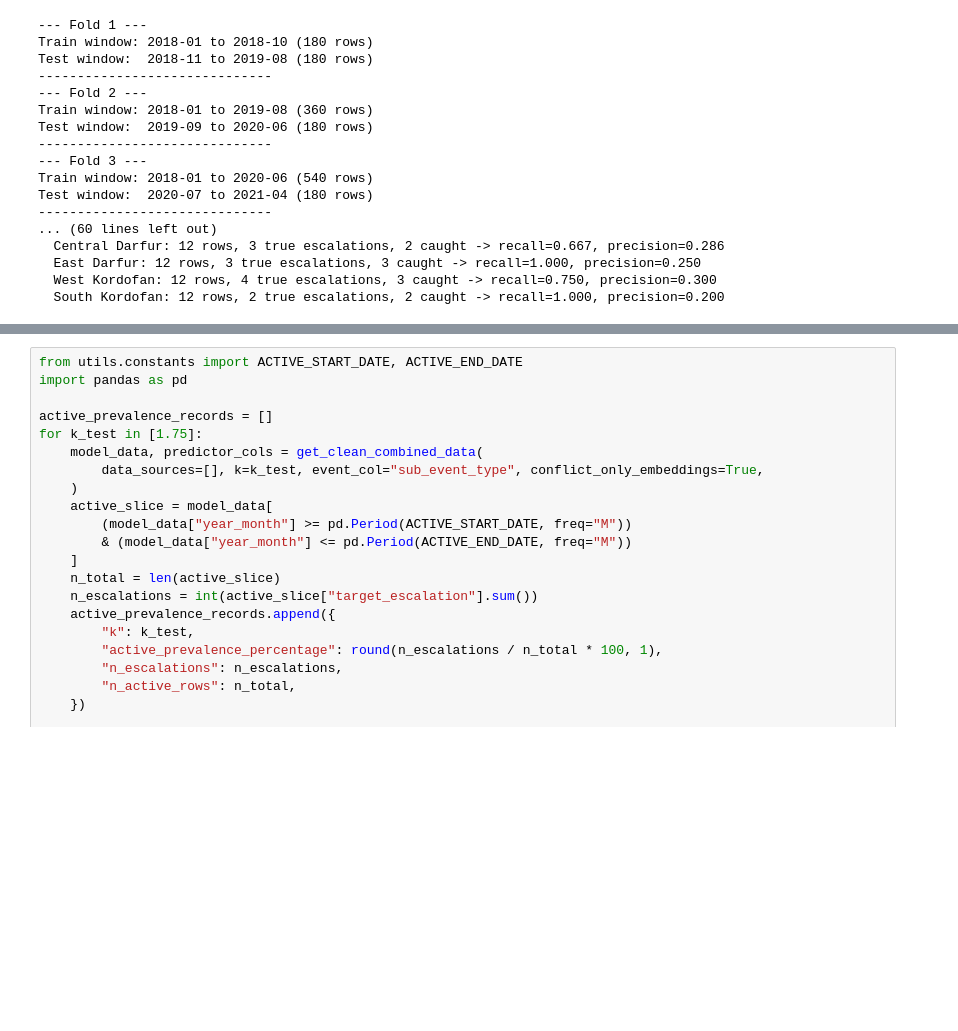
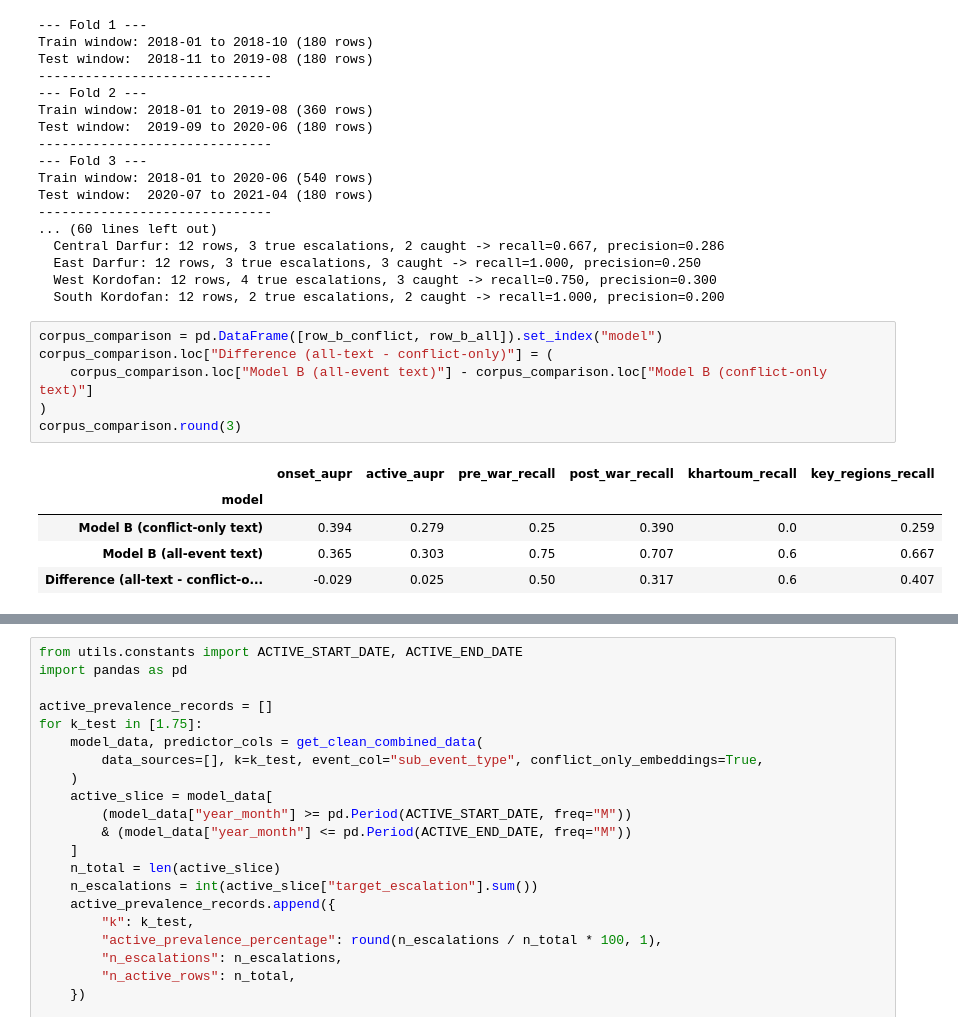
Before and after one commit to eviejones/msc-final-project, a Jupyter notebook: model/run_best_models.ipynb, the cells around one changed output, grey strips where cells are left out. Cells and saved outputs as stored; diff of their text form; blank space fills up the shorter version.

```diff
--- a/model/run_best_models.ipynb
+++ b/model/run_best_models.ipynb
@@ -321,3 +323,15 @@ Test window:  2020-07 to 2021-04 (180 rows)
   East Darfur: 12 rows, 3 true escalations, 3 caught -> recall=1.000, precision=0.250
   West Kordofan: 12 rows, 4 true escalations, 3 caught -> recall=0.750, precision=0.300
   South Kordofan: 12 rows, 2 true escalations, 2 caught -> recall=1.000, precision=0.200
+# %%
+corpus_comparison = pd.DataFrame([row_b_conflict, row_b_all]).set_index("model")
+corpus_comparison.loc["Difference (all-text - conflict-only)"] = (
+    corpus_comparison.loc["Model B (all-event text)"] - corpus_comparison.loc["Model B (conflict-only text)"]
+)
+corpus_comparison.round(3)
+# %% [output]
+|  | onset_aupr | active_aupr | pre_war_recall | post_war_recall | khartoum_recall | key_regions_recall |
+| model |  |  |  |  |  |  |
+| Model B (conflict-only text) | 0.394 | 0.279 | 0.25 | 0.390 | 0.0 | 0.259 |
+| Model B (all-event text) | 0.365 | 0.303 | 0.75 | 0.707 | 0.6 | 0.667 |
+| Difference (all-text - conflict-o... | -0.029 | 0.025 | 0.50 | 0.317 | 0.6 | 0.407 |
```
Also changed, not shown: parts of 2 cells of this notebook, 2 other files.
